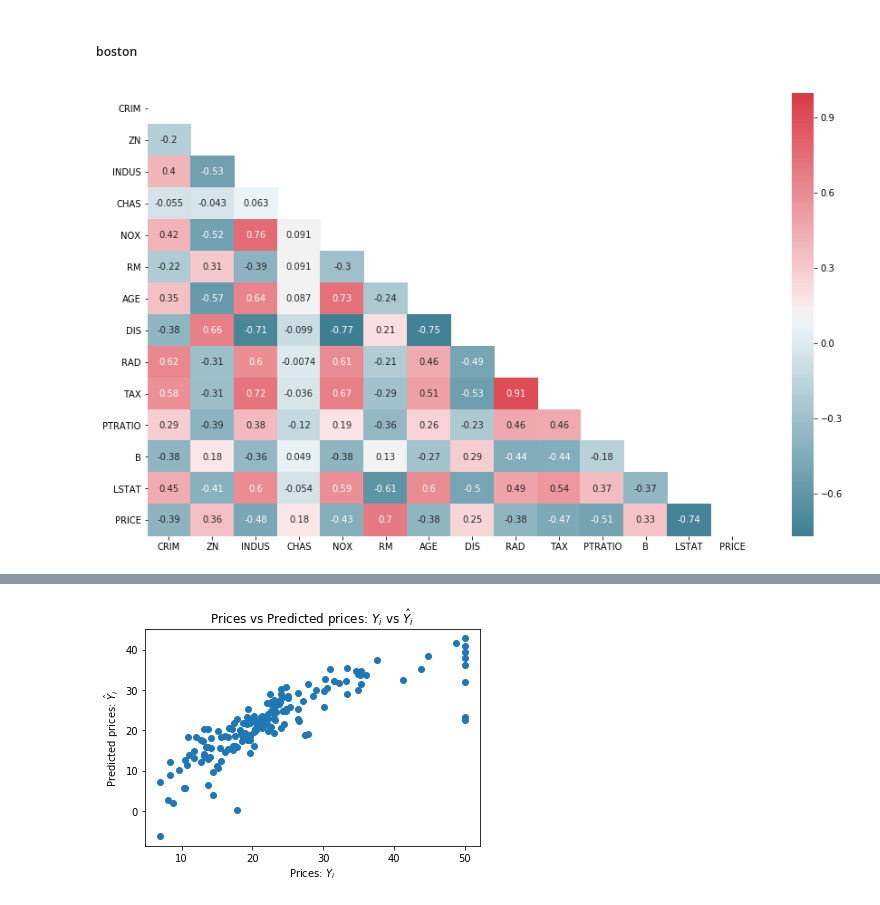
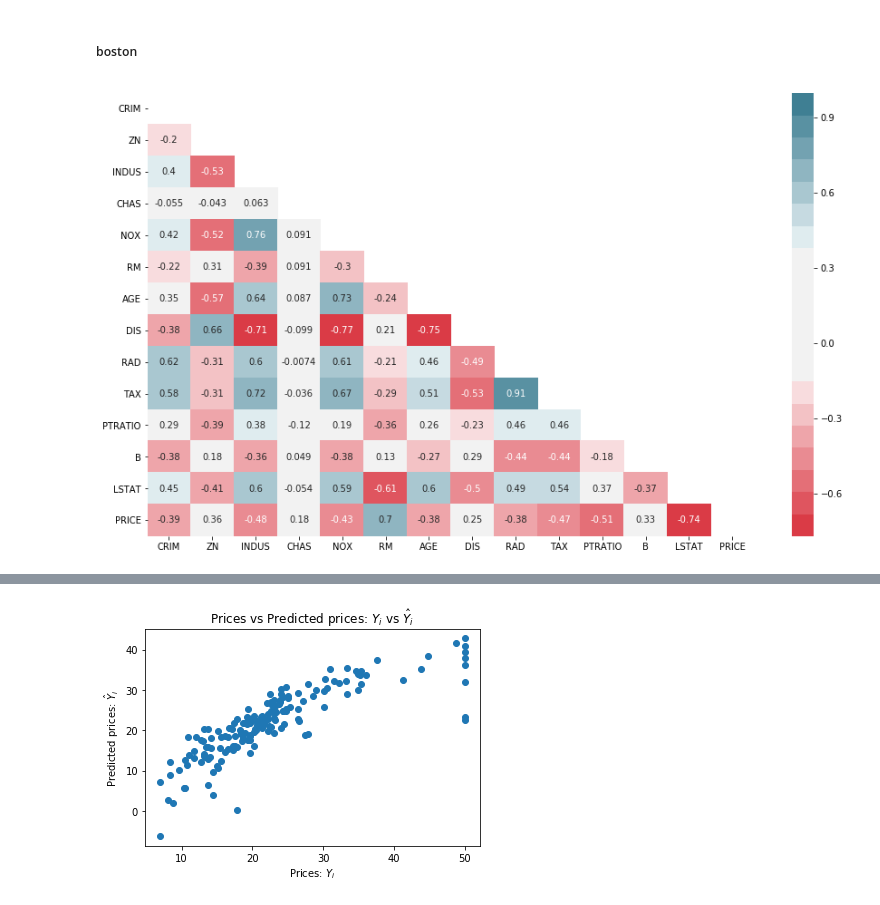
Before and after one commit to mondayn/py, a Jupyter notebook: sklearn.ipynb, the cells around one changed output, grey strips where cells are left out. Saved outputs shown, nothing was run; the diff lists cells and outputs as text; code cells hidden in the pictures.

```diff
--- a/sklearn.ipynb
+++ b/sklearn.ipynb
@@ -65,18 +80,18 @@ bos['PRICE'] = boston.target
 # %%
 f, ax = plt.subplots(figsize=(15, 9))
 
 # cmap ="YlGnBu"
-# cmap = sns.diverging_palette(10, 220, sep=80, n=20)
+cmap = sns.diverging_palette(10, 220, sep=80, n=20)
 # cmap = sns.diverging_palette(220, 20, sep=20, as_cmap=True)
-cmap = sns.diverging_palette(220, 10, as_cmap=True)
+# cmap = sns.diverging_palette(220, 10, as_cmap=True)
 
 corr = bos.corr()
 mask = np.zeros_like(corr, dtype=np.bool)
 mask[np.triu_indices_from(mask)] = True
 
 sns.heatmap(corr,annot=True,cmap=cmap,mask=mask);
 # %% [output]
-[figure, old version]
+[figure, new version]
 # %%
 bos.corr(method='pearson').iloc[-1].sort_values(ascending=False)
 # %% [output]
```
Also changed, not shown: parts of 7 cells of this notebook.
